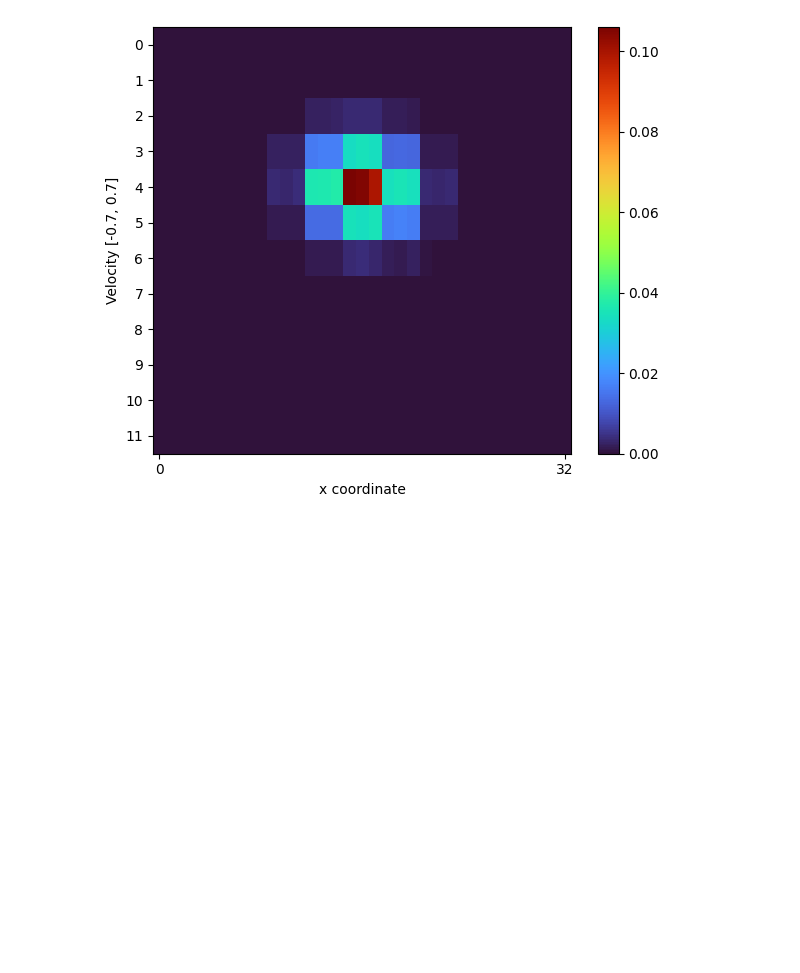
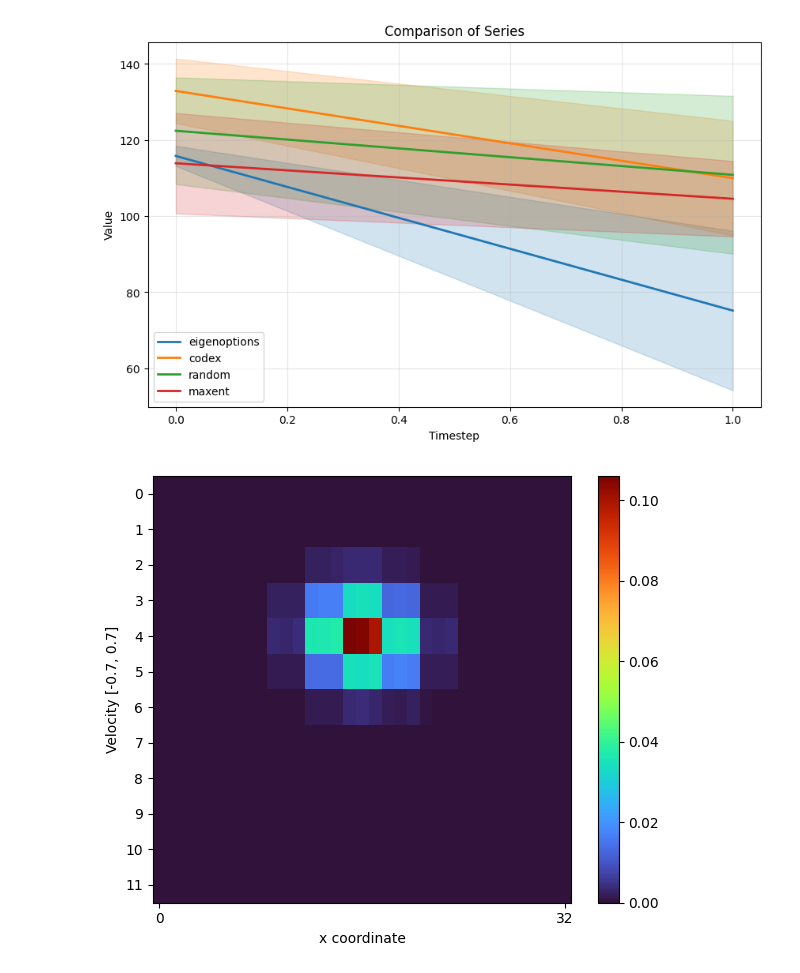
Before and after one commit to aaronma1/l1-cov, a Jupyter notebook: analysis.ipynb, the cells around one changed output. Drawn from its saved outputs; the diff is of its cells as text; code cells hidden in the pictures; blank space fills up the shorter version.

```diff
--- a/analysis.ipynb
+++ b/analysis.ipynb
@@ -30,6 +30,73 @@ stats_maxent = read_pickle(os.path.join(EXP_DIR, "maxent/all_stats.pkl"))
 stats_random = read_pickle(os.path.join(EXP_DIR, "random/all_stats.pkl"))
 stats_eig = read_pickle(os.path.join(EXP_DIR, "eigenoptions/all_stats.pkl"))
 stats_cov = read_pickle(os.path.join(EXP_DIR, "codex/all_stats.pkl"))
+# %%
+
+import matplotlib.pyplot as plt
+import numpy as np
+
+def plot_competing(*datasets, labels=None, colors=None, title="Comparison of Series"):
+    """
+    Plots an arbitrary number of datasets with mean lines and 95% confidence intervals.
+
+    Args:
+        *datasets: Variable number of 2D lists/arrays (shape: [samples, timesteps]).
+        labels (list): List of strings for the legend.
+        colors (list): List of color codes. If None, uses default cycle.
+        title (str): Plot title.
+    """
+    plt.figure(figsize=(10, 6))
+
+    # Create default labels if none provided
+    if labels is None:
+        labels = [f"Series {i+1}" for i in range(len(datasets))]
+
+    # Create a distinct color for each dataset if not provided
+    if colors is None:
+        # Get the default color cycle from matplotlib
+        prop_cycle = plt.rcParams['axes.prop_cycle']
+        default_colors = prop_cycle.by_key()['color']
+        # Cycle through defaults if we have more datasets than colors
+        colors = [default_colors[i % len(default_colors)] for i in range(len(datasets))]
+
+    for i, data in enumerate(datasets):
+        # Convert to numpy array for easier math (axis operations)
+        data = np.array(data)
+
+        # Calculate Mean and Standard Error
+        mean = np.mean(data, axis=0)
+        std = np.std(data, axis=0)
+        n = data.shape[0]
+
+        # Calculate 95% Confidence Interval (1.96 * Standard Error)
+        sem = std / np.sqrt(n)
+        ci = 1.96 * sem
+
+        # Define X-axis (Timesteps)
+        timesteps = np.arange(len(mean))
+
+        # Plot the Mean Line
+        plt.plot(timesteps, mean, label=labels[i], color=colors[i], linewidth=2)
+
+        # Plot the Shaded Region (Upper and Lower bounds)
+        plt.fill_between(
+            timesteps,
+            mean - ci,
+            mean + ci,
+            color=colors[i],
+            alpha=0.2  # Low alpha for transparency
+        )
+
+    plt.xlabel("Timestep")
+    plt.ylabel("Value")
+    plt.title(title)
+    plt.legend()
+    plt.grid(True, alpha=0.3)
+    plt.show()
+
+plot_competing(l1_eig, l1_cov, l1_random, l1_maxent, labels=["eigenoptions", "codex", "random", "maxent"])
+# %% [output]
+[figure, added]
 # %%
 
 def plots_p_sa_from_run(base_args, run):
```
Also changed, not shown: parts of 2 cells of this notebook, 1 other file.
